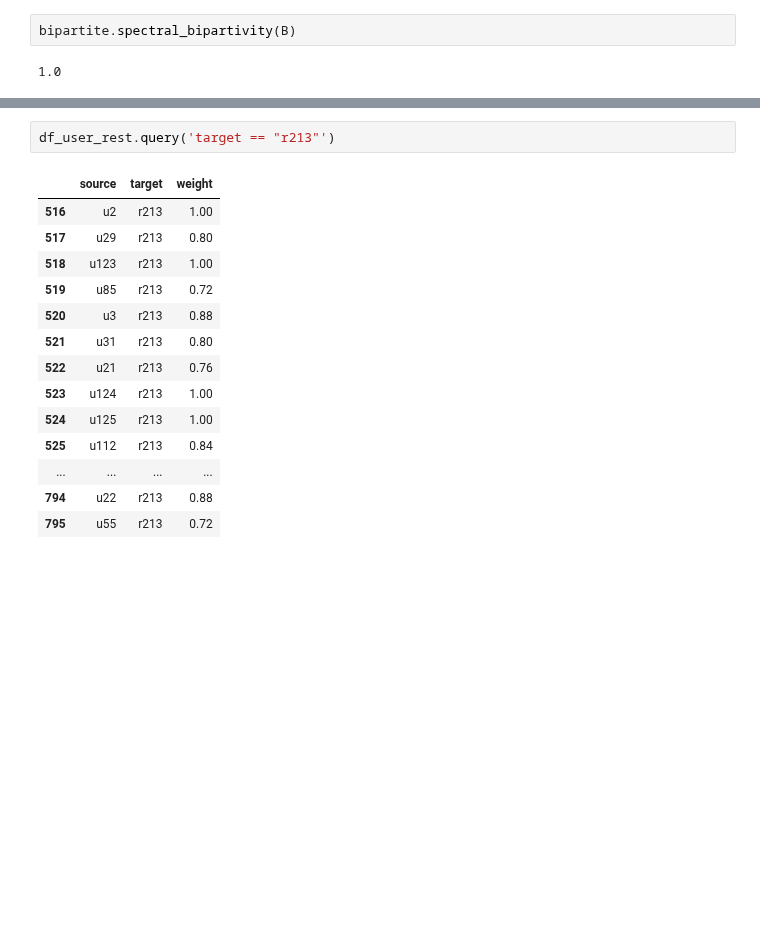
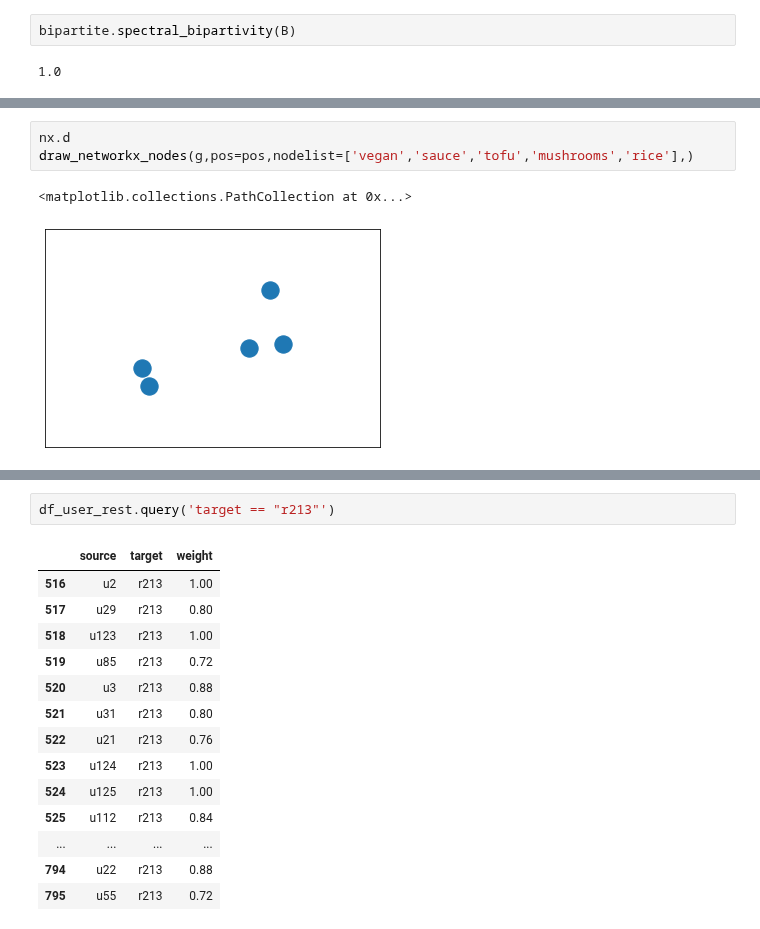
Before and after one commit to ravi-gopalan/DAND_Data_Wrangling, a Jupyter notebook: graph_analysis.ipynb, the cells around one changed output, grey strips where cells are left out. Cells and saved outputs as stored; diff of their text form; blank space fills up the shorter version.

```diff
--- a/graph_analysis.ipynb
+++ b/graph_analysis.ipynb
@@ -168,0 +264,6 @@ c
+# %%
+nx.d
+draw_networkx_nodes(g,pos=pos,nodelist=['vegan','sauce','tofu','mushrooms','rice'],)
+# %% [output]
+<matplotlib.collections.PathCollection at 0x...>
+[figure, added]
```
Also changed, not shown: parts of 31 cells of this notebook.
